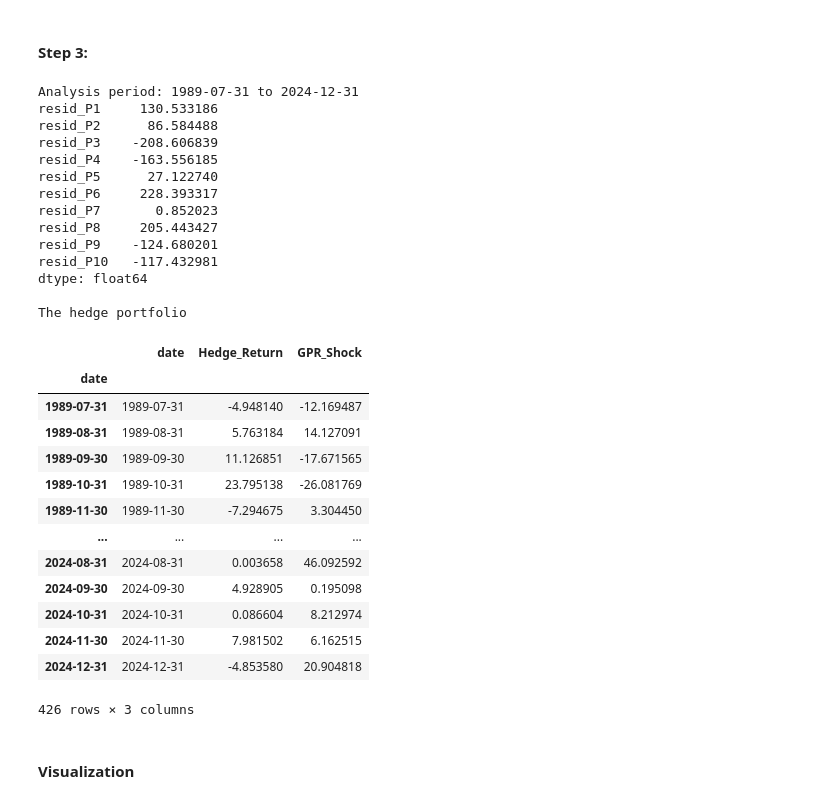
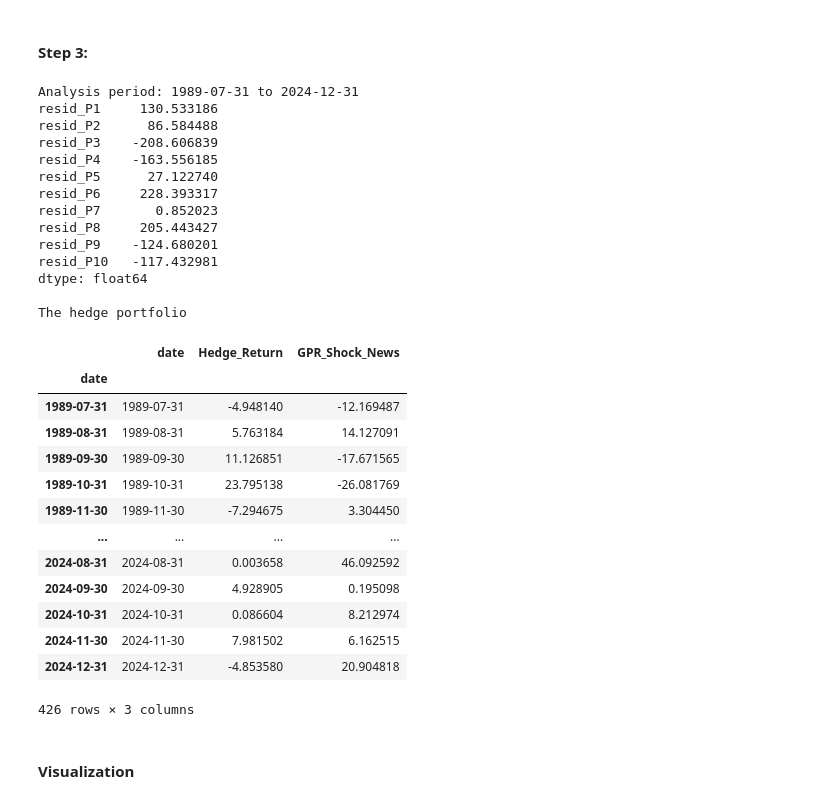
Before and after one commit to siddharthyashkukreja-cloud/Hedging_GeoPolRisk, a Jupyter notebook: part 3 - Measuring Geopolitical News.ipynb, the cells around one changed output. Drawn from its saved outputs; the diff is of its cells as text; code cells hidden in the pictures.

```diff
--- a/part 3 - Measuring Geopolitical News.ipynb
+++ b/part 3 - Measuring Geopolitical News.ipynb
@@ -29,3 +10,9 @@ filepath = r"C:\Users\20202917\Downloads\nv1fehuuii7o8hjb.csv"
+# %%
+#file loads:
+filepath = r"C:\Users\20202917\Downloads\nv1fehuuii7o8hjb.csv"
+#ik gebruik nu web loads voor ff3 en momentum wellicht beter om die te downloaden en op de hub te zetten
+ff3 = web.DataReader('F-F_Research_Data_Factors', 'famafrench', start='1985', end='2025')[0]
+mom_data = web.DataReader('F-F_Momentum_Factor', 'famafrench', start='1985', end='2025')[0]
 # %% [markdown]
 ## Part 3: Measuring Geopolitical News
 
@@ -278,35 +262,35 @@ print(weights)
 # Build the geofactor and apply those weights to the ORIGINALreturns
 geo_factor_ret = np.zeros(len(port_rets_clean))
 for i in range(1, 11):
     w = weights[f'resid_P{i}']
     r = port_rets_clean[f'P{i}']
     geo_factor_ret += w * r
 
 # here i save the results
 final_hedge = pd.DataFrame({
     'date': port_rets_clean.index,
     'Hedge_Return': geo_factor_ret,
-    'GPR_Shock': target_shock
+    'GPR_Shock_News': target_shock
     }).dropna()
 
 print("\nThe hedge portfolio")
 final_hedge
 # %% [output]
 Analysis period: 1989-07-31 to 2024-12-31
 resid_P1     130.533186
 resid_P2      86.584488
 resid_P3    -208.606839
 resid_P4    -163.556185
 resid_P5      27.122740
 resid_P6     228.393317
 resid_P7       0.852023
 resid_P8     205.443427
 resid_P9    -124.680201
 resid_P10   -117.432981
 dtype: float64
 
 The hedge portfolio
-|  | date | Hedge_Return | GPR_Shock |
+|  | date | Hedge_Return | GPR_Shock_News |
 | date |  |  |  |
 | 1989-07-31 | 1989-07-31 | -4.948140 | -12.169487 |
 | 1989-08-31 | 1989-08-31 | 5.763184 | 14.127091 |
```
Also changed, not shown: parts of 4 cells of this notebook.
